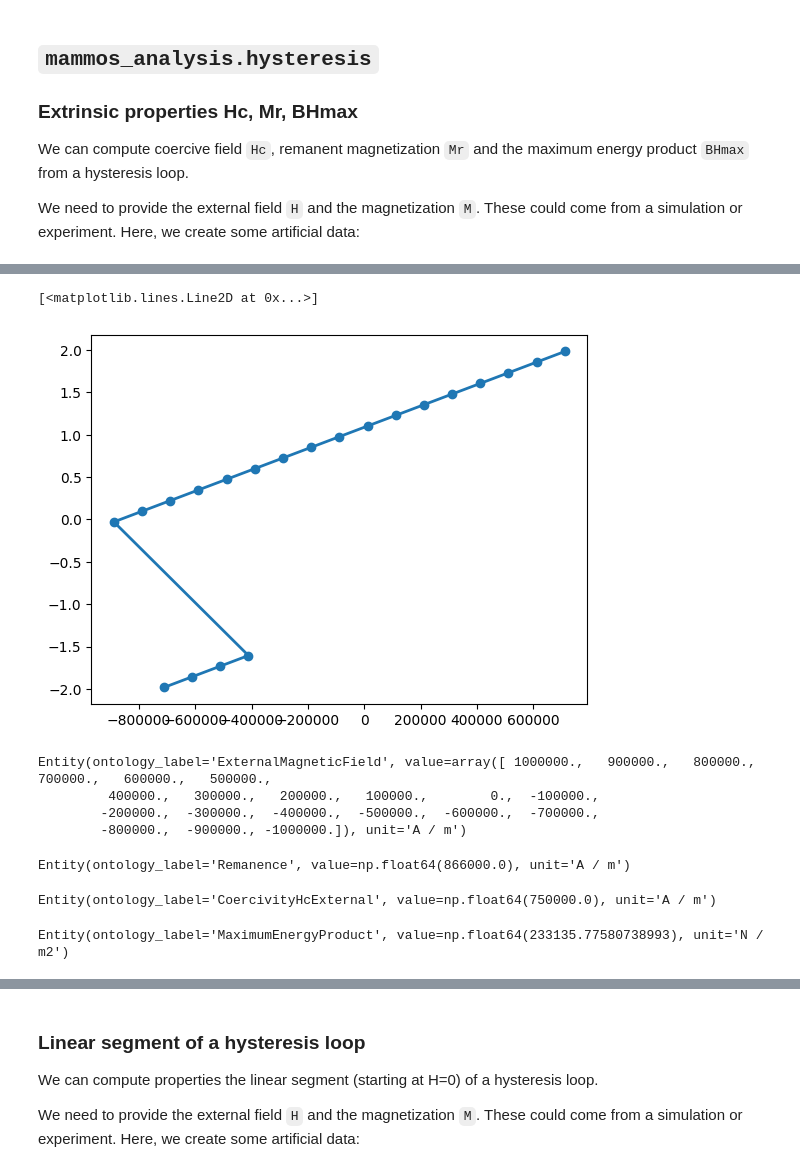
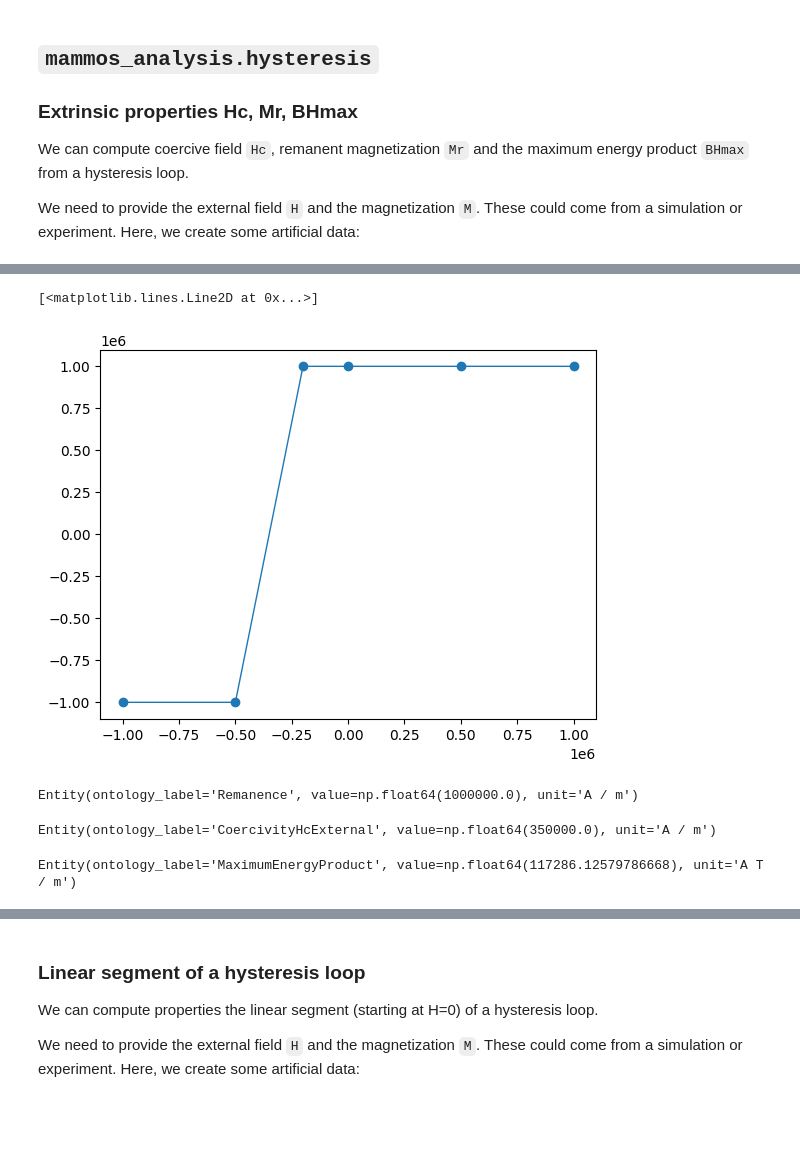
Before and after one commit to MaMMoS-project/mammos-analysis, a Jupyter notebook: examples/quickstart.ipynb, the cells around one changed output, grey strips where cells are left out. Saved outputs shown, nothing was run; the diff lists cells and outputs as text; code cells hidden in the pictures; blank space fills up the shorter version.

Commit message:
Extend list of M and H values
to avoid warning from extract_BHmax about too few data points.

Otherwise, the notebook is the same as in version 0.3.0.

```diff
--- a/examples/quickstart.ipynb
+++ b/examples/quickstart.ipynb
@@ -35,15 +24,10 @@ plt.plot(H.q, M.q, "o-", linewidth=1)
 # %%
-plt.plot(H_int, B_int, "o-", linewidth=2)
+H = me.H([-1e6, -0.8e6, -0.6e6, -0.5e6, -0.2e6, 0, 0.5e6, 1e6])
+M = me.M([-1e6, -1e6, 1e6, 1e6, 1e6, 1e6, 1e6, 1e6])
+plt.plot(H.q, M.q, "o-", linewidth=1)
 # %% [output]
 [<matplotlib.lines.Line2D at 0x...>]
-[figure, old version]
+[figure, new version]
-# %%
-H
-# %% [output]
-Entity(ontology_label='ExternalMagneticField', value=array([ 1000000.,   900000.,   800000.,   700000.,   600000.,   500000.,
-         400000.,   300000.,   200000.,   100000.,        0.,  -100000.,
-        -200000.,  -300000.,  -400000.,  -500000.,  -600000.,  -700000.,
-        -800000.,  -900000., -1000000.]), unit='A / m')
 # %%
 extrinsic_properties = mammos_analysis.hysteresis.extrinsic_properties(
     H=H,
@@ -53,15 +37,15 @@ extrinsic_properties = mammos_analysis.hysteresis.extrinsic_properties(
 # %%
 extrinsic_properties.Mr
 # %% [output]
-Entity(ontology_label='Remanence', value=np.float64(866000.0), unit='A / m')
+Entity(ontology_label='Remanence', value=np.float64(1000000.0), unit='A / m')
 # %%
 extrinsic_properties.Hc
 # %% [output]
-Entity(ontology_label='CoercivityHcExternal', value=np.float64(750000.0), unit='A / m')
+Entity(ontology_label='CoercivityHcExternal', value=np.float64(350000.0), unit='A / m')
 # %%
 extrinsic_properties.BHmax  # only available if we pass a demagnetization_coefficient, otherwise NaN
 # %% [output]
-Entity(ontology_label='MaximumEnergyProduct', value=np.float64(233135.77580738993), unit='N / m2')
+Entity(ontology_label='MaximumEnergyProduct', value=np.float64(117286.12579786668), unit='A T / m')
 # %%
 plt.plot(H.q, M.q, ".-", -H.q, -M.q, "x-", linewidth=1)
 plt.plot(0, extrinsic_properties.Mr.q, "cs", label="Mr")
```
Also changed, not shown: parts of 9 cells of this notebook.
